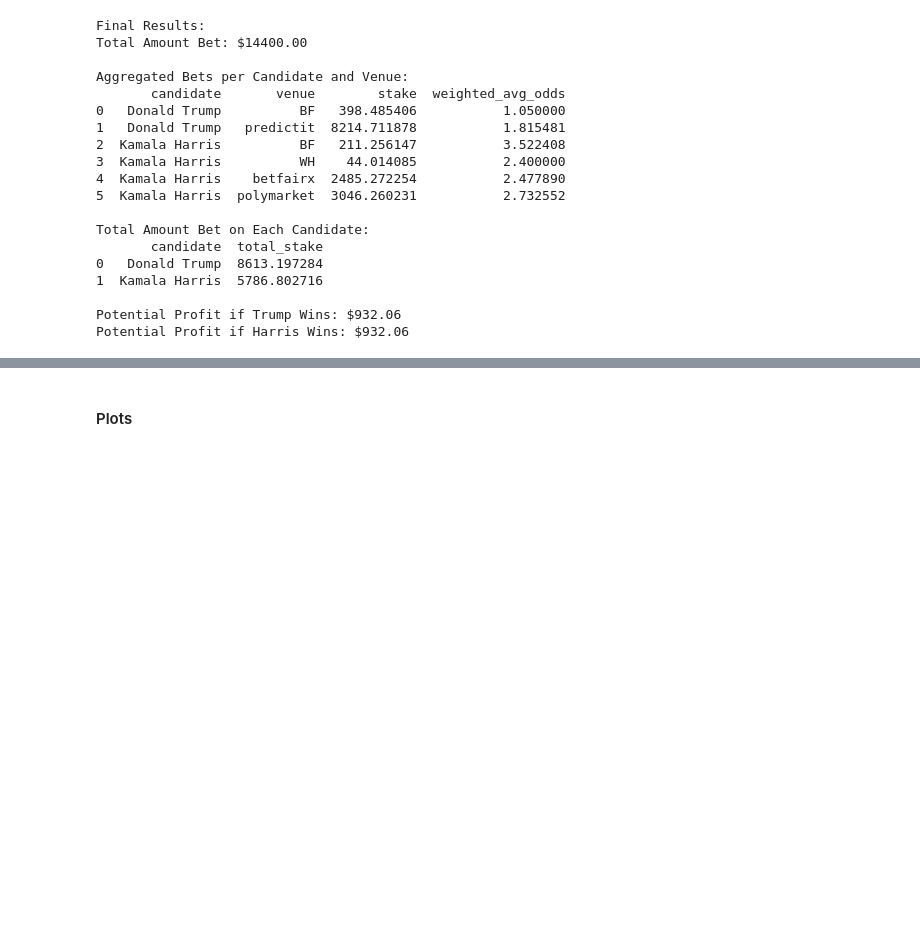
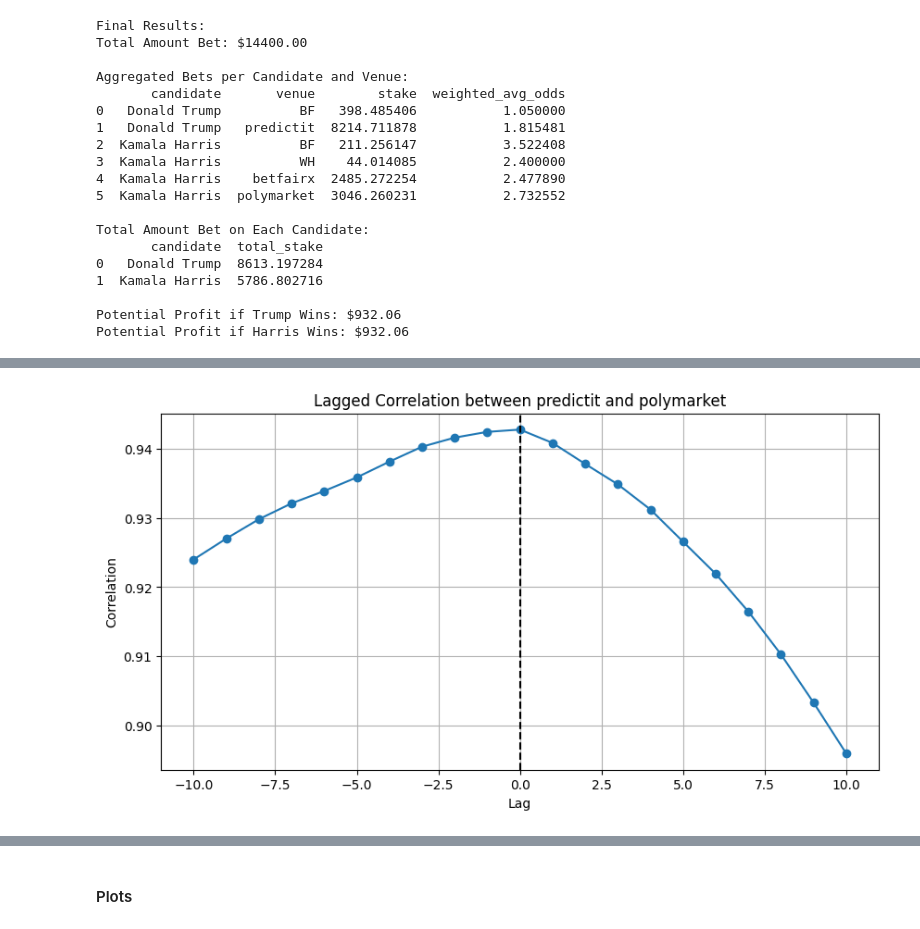
Before and after one commit to Dusoye/bookmaker_arbitrage, a Jupyter notebook: scr/analysis.ipynb, the cells around one changed output, grey strips where cells are left out. Cells and saved outputs as stored; diff of their text form; code cells hidden in the pictures; blank space fills up the shorter version.

```diff
--- a/scr/analysis.ipynb
+++ b/scr/analysis.ipynb
@@ -349,0 +505,29 @@ Potential Profit if Harris Wins: $932.06
+# %%
+max_lag = 10  # Maximum lag to test
+lagged_correlations = []
+
+for lag in range(-max_lag, max_lag + 1):
+    if lag < 0:
+        shifted_ts_a = ts_a.shift(-lag)
+        shifted_ts_b = ts_b
+    else:
+        shifted_ts_a = ts_a
+        shifted_ts_b = ts_b.shift(lag)
+
+    # Compute correlation
+    corr = shifted_ts_a.corr(shifted_ts_b)
+    lagged_correlations.append({'lag': lag, 'correlation': corr})
+
+# Create DataFrame
+lagged_corr_df = pd.DataFrame(lagged_correlations)
+# %%
+plt.figure(figsize=(10, 5))
+plt.plot(lagged_corr_df['lag'], lagged_corr_df['correlation'], marker='o')
+plt.xlabel('Lag')
+plt.ylabel('Correlation')
+plt.title(f'Lagged Correlation between {source_a} and {source_b}')
+plt.axvline(x=0, color='k', linestyle='--')
+plt.grid(True)
+plt.show()
+# %% [output]
+[figure, added]
```
Also changed, not shown: parts of 10 cells of this notebook.
